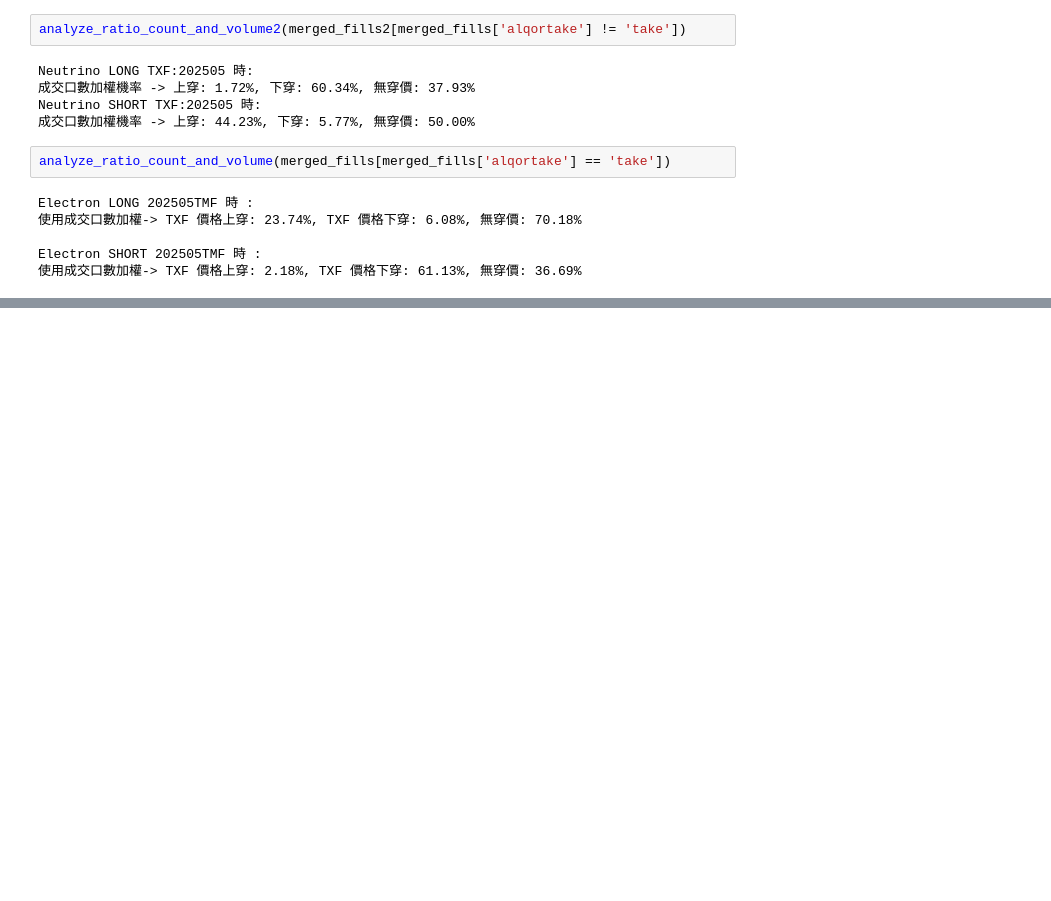
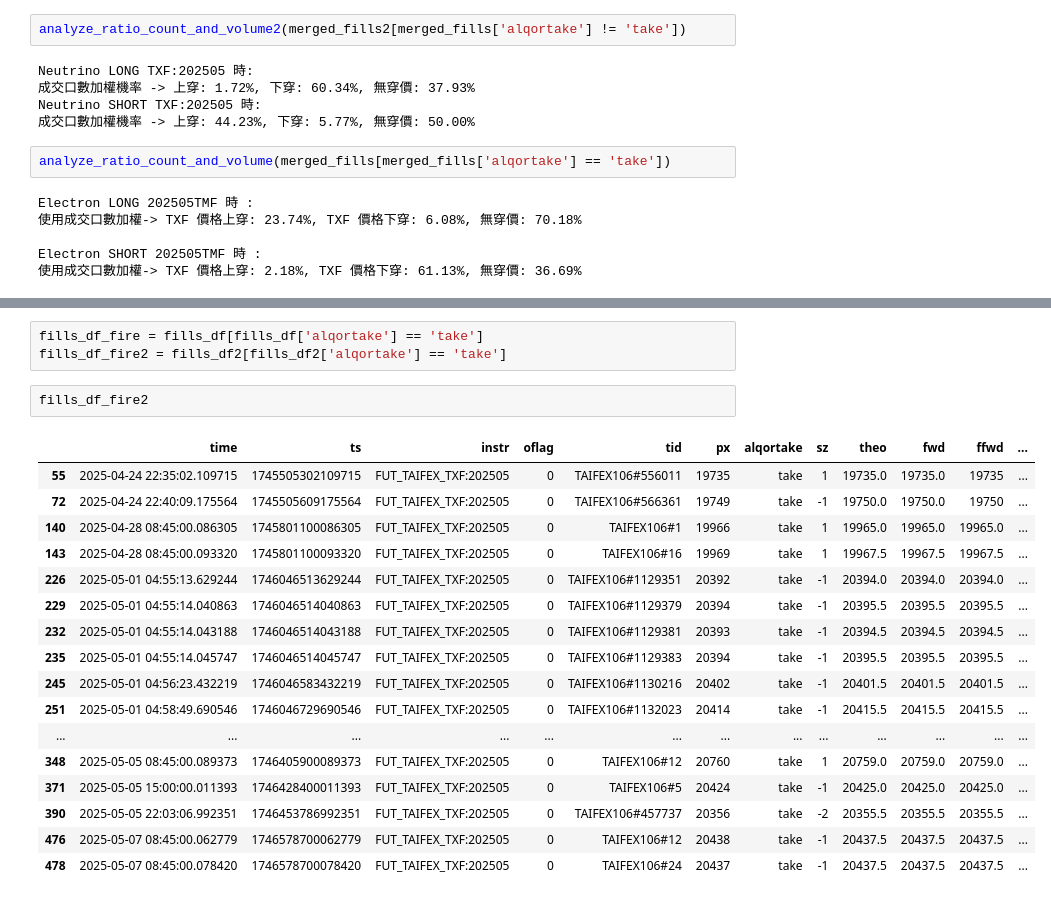
Before and after one commit to yuyu8815/proton_pnl_check, a Jupyter notebook: txf_trade_through _local_data.ipynb, the cells around one changed output, grey strips where cells are left out. Saved outputs shown, nothing was run; the diff lists cells and outputs as text; blank space fills up the shorter version.

```diff
--- a/txf_trade_through _local_data.ipynb
+++ b/txf_trade_through _local_data.ipynb
@@ -376,0 +444,23 @@ Electron SHORT 202505TMF 時 :
+# %%
+fills_df_fire = fills_df[fills_df['alqortake'] == 'take']
+fills_df_fire2 = fills_df2[fills_df2['alqortake'] == 'take']
+# %%
+fills_df_fire2
+# %% [output]
+|  | time | ts | instr | oflag | tid | px | alqortake | sz | theo | fwd | ffwd | ... |
+| 55 | 2025-04-24 22:35:02.109715 | 1745505302109715 | FUT_TAIFEX_TXF:202505 | 0 | TAIFEX106#556011 | 19735 | take | 1 | 19735.0 | 19735.0 | 19735 | ... |
+| 72 | 2025-04-24 22:40:09.175564 | 1745505609175564 | FUT_TAIFEX_TXF:202505 | 0 | TAIFEX106#566361 | 19749 | take | -1 | 19750.0 | 19750.0 | 19750 | ... |
+| 140 | 2025-04-28 08:45:00.086305 | 1745801100086305 | FUT_TAIFEX_TXF:202505 | 0 | TAIFEX106#1 | 19966 | take | 1 | 19965.0 | 19965.0 | 19965.0 | ... |
+| 143 | 2025-04-28 08:45:00.093320 | 1745801100093320 | FUT_TAIFEX_TXF:202505 | 0 | TAIFEX106#16 | 19969 | take | 1 | 19967.5 | 19967.5 | 19967.5 | ... |
+| 226 | 2025-05-01 04:55:13.629244 | 1746046513629244 | FUT_TAIFEX_TXF:202505 | 0 | TAIFEX106#1129351 | 20392 | take | -1 | 20394.0 | 20394.0 | 20394.0 | ... |
+| 229 | 2025-05-01 04:55:14.040863 | 1746046514040863 | FUT_TAIFEX_TXF:202505 | 0 | TAIFEX106#1129379 | 20394 | take | -1 | 20395.5 | 20395.5 | 20395.5 | ... |
+| 232 | 2025-05-01 04:55:14.043188 | 1746046514043188 | FUT_TAIFEX_TXF:202505 | 0 | TAIFEX106#1129381 | 20393 | take | -1 | 20394.5 | 20394.5 | 20394.5 | ... |
+| 235 | 2025-05-01 04:55:14.045747 | 1746046514045747 | FUT_TAIFEX_TXF:202505 | 0 | TAIFEX106#1129383 | 20394 | take | -1 | 20395.5 | 20395.5 | 20395.5 | ... |
+| 245 | 2025-05-01 04:56:23.432219 | 1746046583432219 | FUT_TAIFEX_TXF:202505 | 0 | TAIFEX106#1130216 | 20402 | take | -1 | 20401.5 | 20401.5 | 20401.5 | ... |
+| 251 | 2025-05-01 04:58:49.690546 | 1746046729690546 | FUT_TAIFEX_TXF:202505 | 0 | TAIFEX106#1132023 | 20414 | take | -1 | 20415.5 | 20415.5 | 20415.5 | ... |
+| ... | ... | ... | ... | ... | ... | ... | ... | ... | ... | ... | ... | ... |
+| 348 | 2025-05-05 08:45:00.089373 | 1746405900089373 | FUT_TAIFEX_TXF:202505 | 0 | TAIFEX106#12 | 20760 | take | 1 | 20759.0 | 20759.0 | 20759.0 | ... |
+| 371 | 2025-05-05 15:00:00.011393 | 1746428400011393 | FUT_TAIFEX_TXF:202505 | 0 | TAIFEX106#5 | 20424 | take | -1 | 20425.0 | 20425.0 | 20425.0 | ... |
+| 390 | 2025-05-05 22:03:06.992351 | 1746453786992351 | FUT_TAIFEX_TXF:202505 | 0 | TAIFEX106#457737 | 20356 | take | -2 | 20355.5 | 20355.5 | 20355.5 | ... |
+| 476 | 2025-05-07 08:45:00.062779 | 1746578700062779 | FUT_TAIFEX_TXF:202505 | 0 | TAIFEX106#12 | 20438 | take | -1 | 20437.5 | 20437.5 | 20437.5 | ... |
+| 478 | 2025-05-07 08:45:00.078420 | 1746578700078420 | FUT_TAIFEX_TXF:202505 | 0 | TAIFEX106#24 | 20437 | take | -1 | 20437.5 | 20437.5 | 20437.5 | ... |
```
Also changed, not shown: parts of 9 cells of this notebook, 12 other files.
